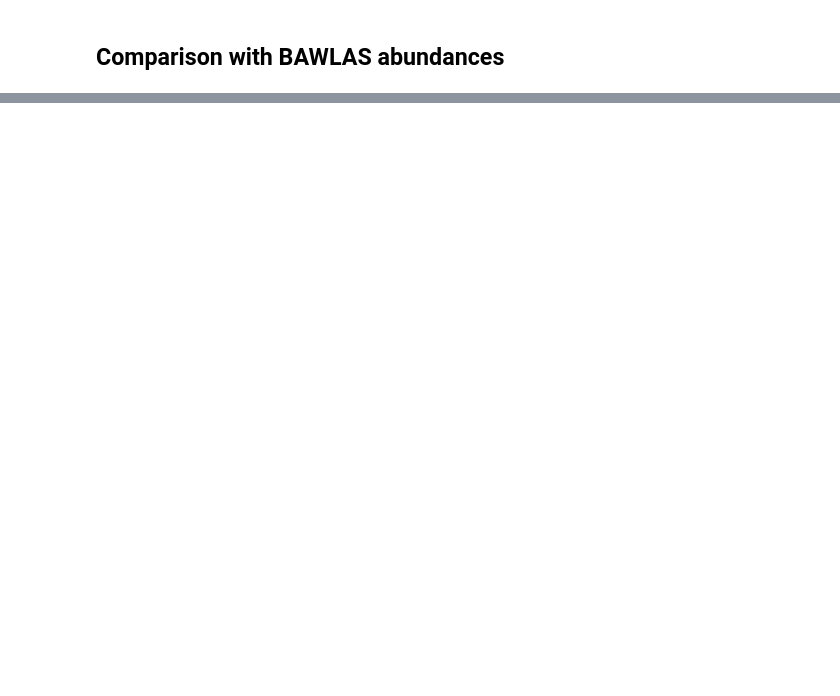
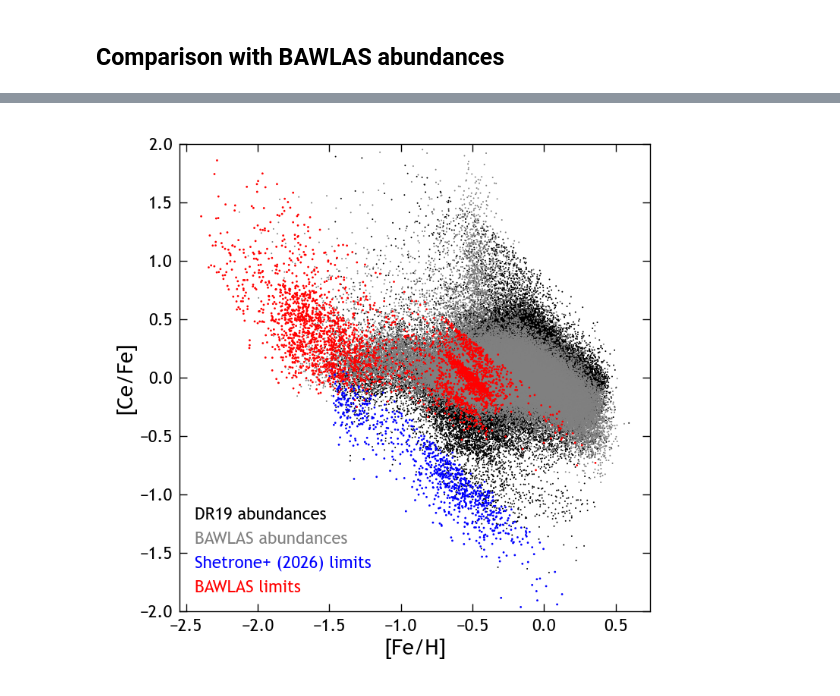
Before and after one commit to lodubay/chemical-clocks, a Jupyter notebook: src/scripts/logg_calibrations.ipynb, the cells around one changed output, grey strips where cells are left out. Saved outputs shown, nothing was run; the diff lists cells and outputs as text; code cells hidden in the pictures; blank space fills up the shorter version.

```diff
--- a/src/scripts/logg_calibrations.ipynb
+++ b/src/scripts/logg_calibrations.ipynb
@@ -189,0 +194,49 @@ plt.show()
+# %%
+sample_limits = import_sample(good_ages=False, cut_limits=False)
+bawlas_dr19_limits = sample_limits.join(bawlas.set_index(['APOGEE_ID', 'FIELD', 'TELESCOPE']), on=['sdss4_apogee_id', 'field', 'telescope'])
+# %%
+ce_limits = sample_limits[sample_limits['lim_ce_h_flag']>0]
+
+
+kwargs = dict(
+    rasterized=True, s=0.5, edgecolors='none'
+)
+
+fig, ax = plt.subplots()
+ax.scatter(
+    sample['fe_h'],
+    sample['ce_fe'],
+    c='k',
+    label='DR19 abundances',
+    **kwargs
+)
+ax.scatter(
+    bawlas['FE_H'],
+    bawlas['CE_FE'],
+    c='gray',
+    label='BAWLAS abundances',
+    **kwargs
+)
+kwargs['s'] = 1
+ax.scatter(
+    ce_limits['fe_h'],
+    ce_limits['lim_ce_h'] - ce_limits['fe_h'],
+    c='b',
+    label='Shetrone+ (2026) limits',
+    **kwargs
+)
+ax.scatter(
+    bawlas['FE_H'],
+    bawlas['CE_FE_LIM'],
+    label='BAWLAS limits',
+    c='r',
+    **kwargs
+)
+colored_text_legend(ax)
+ax.set_xlabel('[Fe/H]')
+ax.set_ylabel('[Ce/Fe]')
+ax.set_ylim((-2, 2))
+plt.savefig(paths.extra / 'abund_limit_comparison')
+plt.show()
+# %% [output]
+[figure, added]
```
Also changed, not shown: parts of 7 cells of this notebook.
